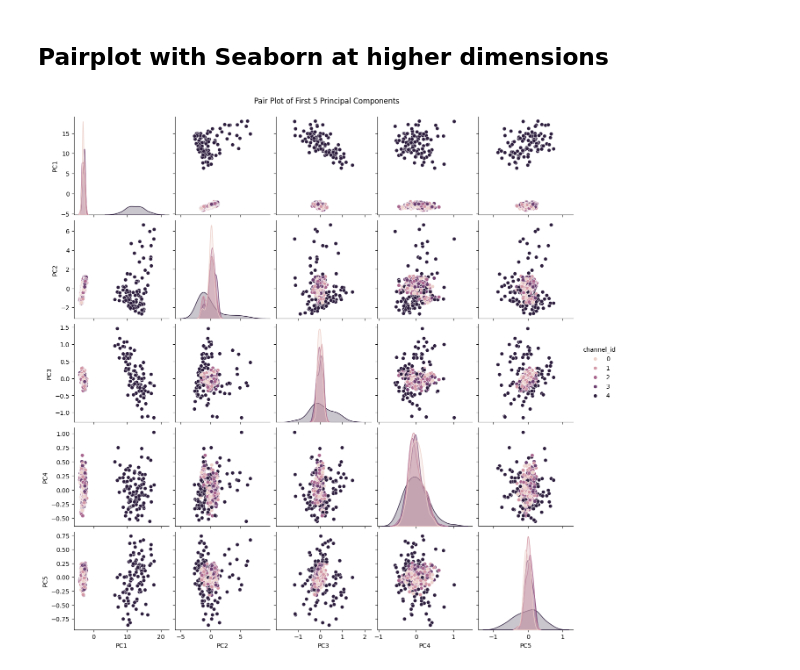
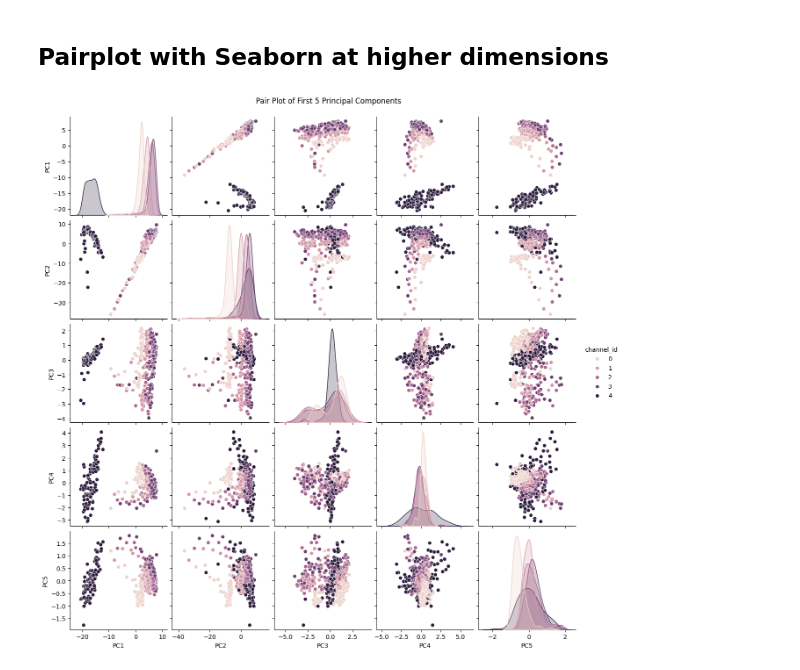
Before and after one commit to gavinlouuu-kpt/uom_explore, a Jupyter notebook: data_science/dimension_reduction_explore_0.0.1.ipynb, the cells around one changed output. Cells and saved outputs as stored; diff of their text form; code cells hidden in the pictures.

```diff
--- a/data_science/dimension_reduction_explore_0.0.1.ipynb
+++ b/data_science/dimension_reduction_explore_0.0.1.ipynb
@@ -75,33 +69,33 @@ fig.show()
 # %%
 import pandas as pd
 from sklearn.preprocessing import StandardScaler
 from sklearn.decomposition import PCA
 import seaborn as sns
 import matplotlib.pyplot as plt
 
 # Load data
-spk_data = "D:\\code\\uom_explore\\model_input\\feature_matrix_2.csv"
+spk_data = "D:\\code\\uom_explore\\data_science\\cleaned_df.csv"
 data = pd.read_csv(spk_data)
 
 # Save the channel_id column before dropping it
 channel_id = data['channel_id']
 
 # Drop columns not needed for PCA
-data = data.drop(columns=['experiment_id', 'channel_id'])
+data = data.drop(columns=[ 'channel_id'])
 
 # Standardize data
 scaler = StandardScaler()
 data_scaled = scaler.fit_transform(data)
 
 # Apply PCA
 pca = PCA(n_components=5)  # Using 5 components
 data_pca = pca.fit_transform(data_scaled)
 data_pca = pd.DataFrame(data_pca, columns=[f'PC{i+1}' for i in range(5)])
 data_pca['channel_id'] = channel_id
 
 # Create pair plot
 sns.pairplot(data_pca, hue='channel_id', diag_kind='kde')
 plt.suptitle("Pair Plot of First 5 Principal Components", y=1.02)
 plt.show()
 # %% [output]
-[figure, old version]
+[figure, new version]
```
Also changed, not shown: parts of 2 cells of this notebook, 5 other files.
